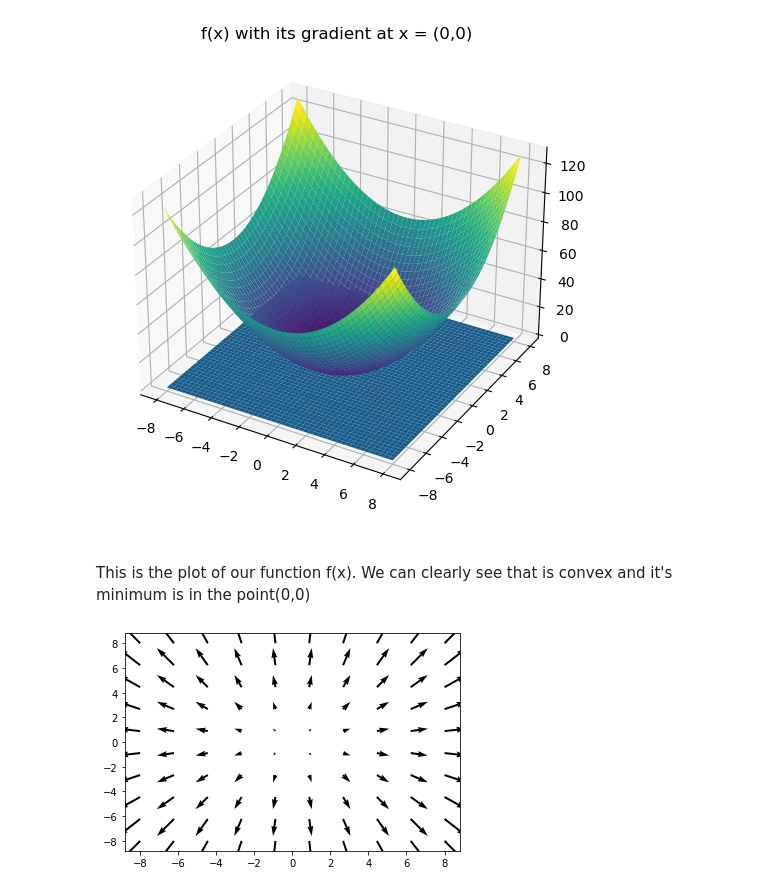
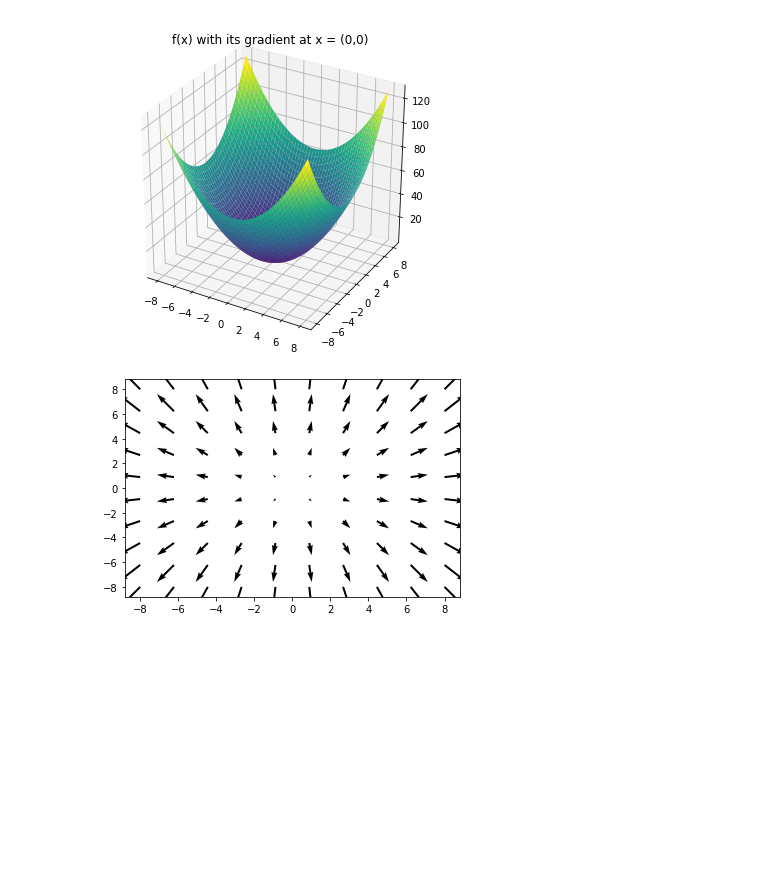
Before and after one commit to Edward484/OptimizationClassUB, a Jupyter notebook: project2/pract2.ipynb, the cells around one changed output. Saved outputs shown, nothing was run; the diff lists cells and outputs as text; code cells hidden in the pictures; blank space fills up the shorter version.

```diff
--- a/project2/pract2.ipynb
+++ b/project2/pract2.ipynb
@@ -42,28 +30,25 @@ Here we have plotted the contour of the gradient. This means that the slope is s
 # %%
 from turtle import color
 
 
 fig = plt.figure(figsize=(6,6))
 ax = fig.add_subplot(111, projection='3d')
 
 def f(x1,x2):
   return x1**2 + x2**2
 
 x1=np.linspace(-8,8,50)
 x2=np.linspace(-8,8,50)
 X, Y = np.meshgrid(x1,x2)
 Z=f(X,Y)
 eq = 0*X+0*Y
 
-ax.plot_surface(X, Y, eq)
+#ax.plot_surface(X, Y, eq)
 ax.plot_surface(X, Y, Z, rstride=1, cstride=1, cmap='viridis', edgecolor='none')
 ax.set_title('f(x) with its gradient at x = (0,0)')
 plt.show()
 # %% [output]
-[figure, old version]
+[figure, new version]
-# %% [markdown]
-#####
-This is the plot of our function f(x). We can clearly see that is convex and it's minimum is in the point(0,0)
 # %%
 import numpy as np
 import matplotlib.pyplot as plt
```
Also changed, not shown: parts of 23 cells of this notebook.
